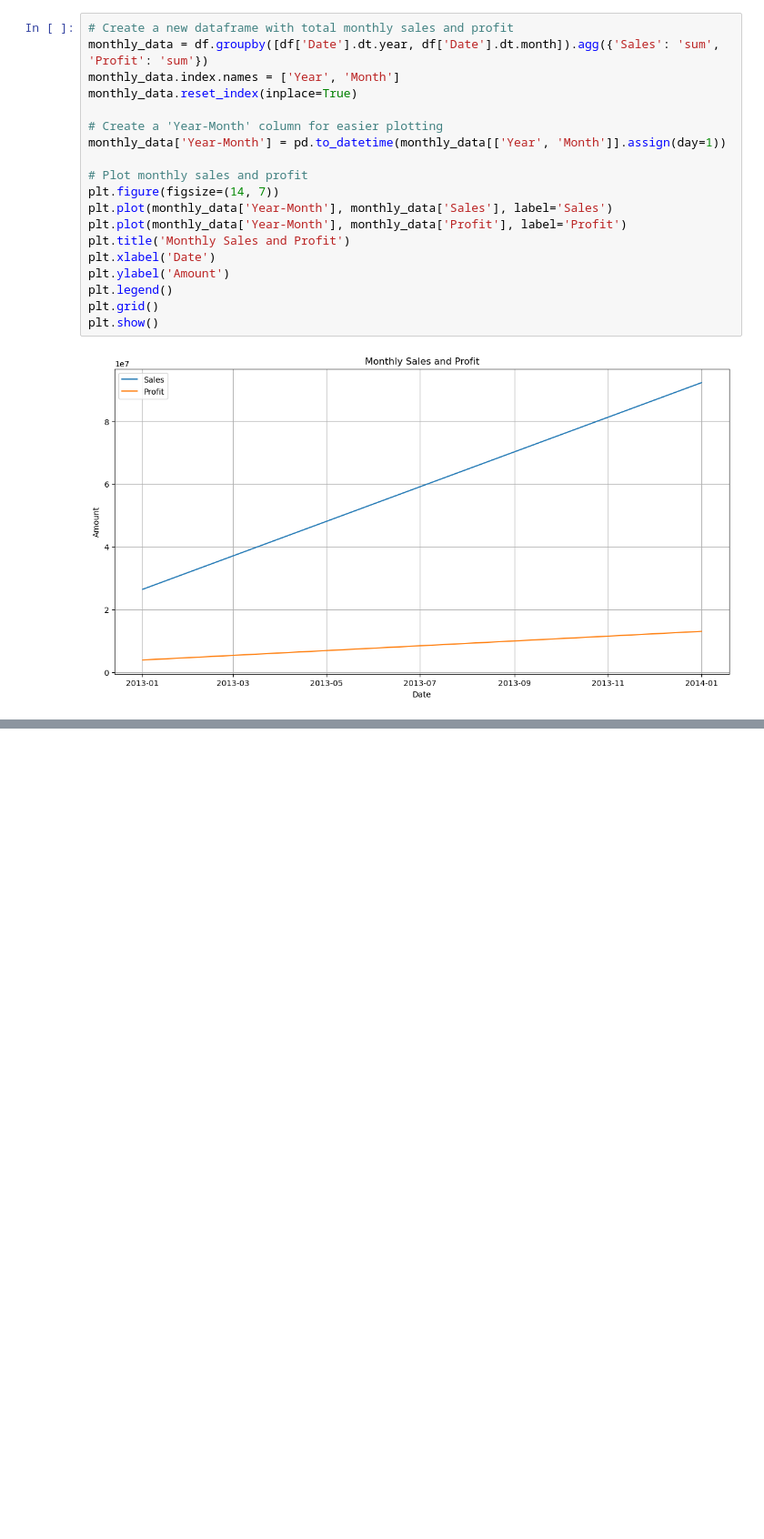
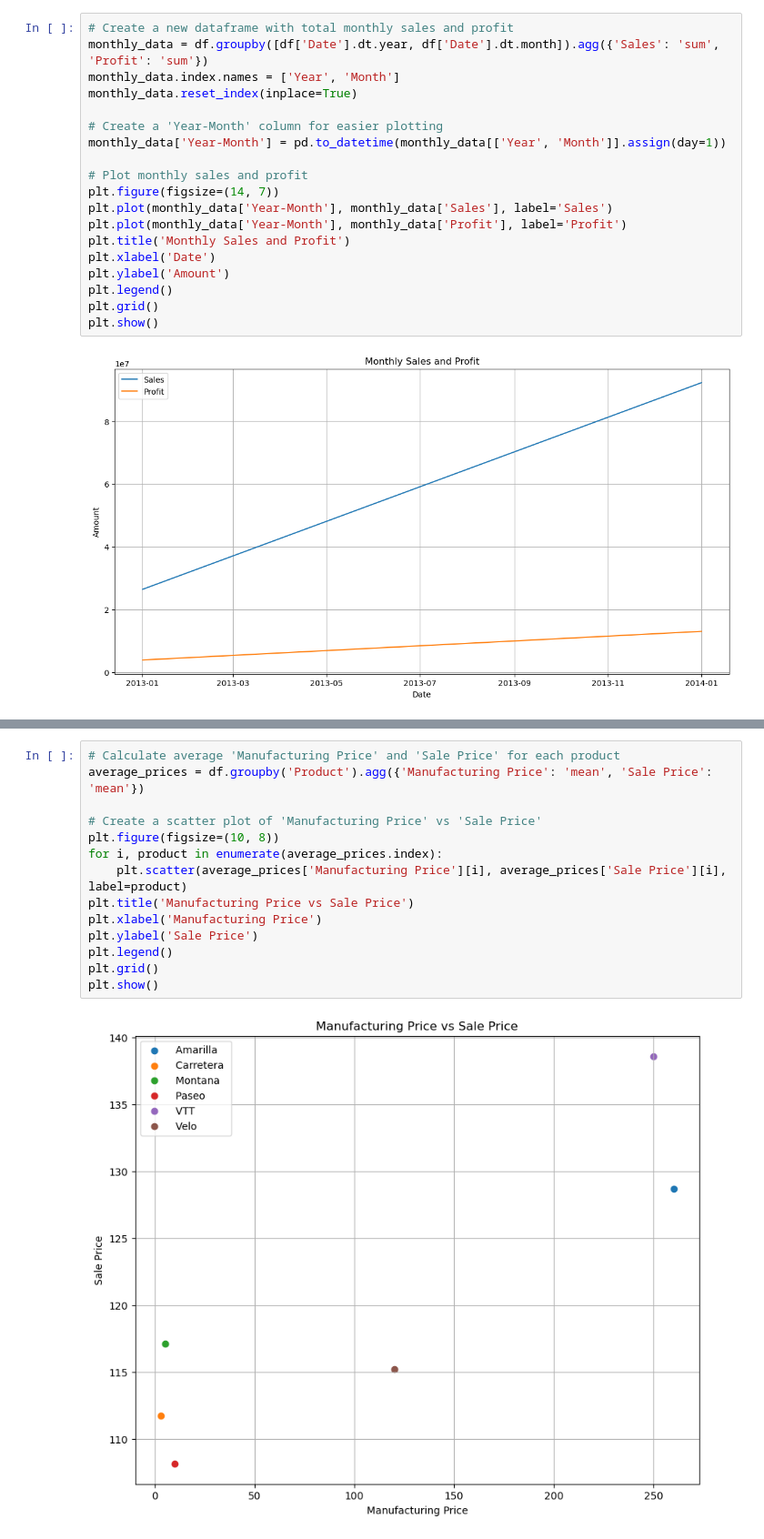
Before and after one commit to raj-rajat/Company-Financials-Dataset, a Jupyter notebook: company-financials-dataset.ipynb, the cells around one changed output, grey strips where cells are left out. Shown at 91% size. Saved outputs shown, nothing was run; the diff lists cells and outputs as text; blank space fills up the shorter version.

```diff
--- a/company-financials-dataset.ipynb
+++ b/company-financials-dataset.ipynb
@@ -260,0 +274,16 @@ plt.show()
+# %%
+# Calculate average 'Manufacturing Price' and 'Sale Price' for each product
+average_prices = df.groupby('Product').agg({'Manufacturing Price': 'mean', 'Sale Price': 'mean'})
+
+# Create a scatter plot of 'Manufacturing Price' vs 'Sale Price'
+plt.figure(figsize=(10, 8))
+for i, product in enumerate(average_prices.index):
+    plt.scatter(average_prices['Manufacturing Price'][i], average_prices['Sale Price'][i], label=product)
+plt.title('Manufacturing Price vs Sale Price')
+plt.xlabel('Manufacturing Price')
+plt.ylabel('Sale Price')
+plt.legend()
+plt.grid()
+plt.show()
+# %% [output]
+[figure, added]
```
Also changed, not shown: parts of 27 cells of this notebook.
